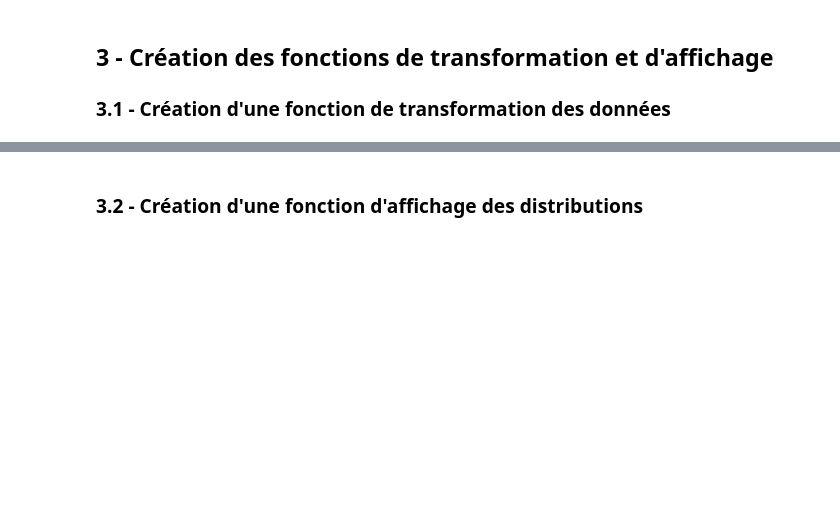
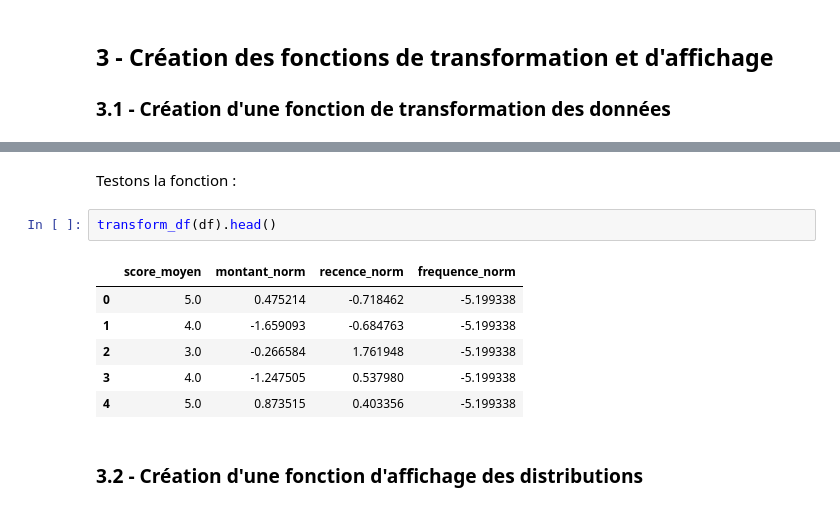
Before and after one commit to ludovic-source/Data_scientist_formation, a Jupyter notebook: projet_5/Projet_5_simulation.ipynb, the cells around one changed output, grey strips where cells are left out. Cells and saved outputs as stored; diff of their text form; blank space fills up the shorter version.

```diff
--- a/projet_5/Projet_5_simulation.ipynb
+++ b/projet_5/Projet_5_simulation.ipynb
@@ -226,3 +283,14 @@ df.shape
+# %% [markdown]
+Testons la fonction :
+# %%
+transform_df(df).head()
+# %% [output]
+|  | score_moyen | montant_norm | recence_norm | frequence_norm |
+| 0 | 5.0 | 0.475214 | -0.718462 | -5.199338 |
+| 1 | 4.0 | -1.659093 | -0.684763 | -5.199338 |
+| 2 | 3.0 | -0.266584 | 1.761948 | -5.199338 |
+| 3 | 4.0 | -1.247505 | 0.537980 | -5.199338 |
+| 4 | 5.0 | 0.873515 | 0.403356 | -5.199338 |
 # %% [markdown]
 ### 3.2 - Création d'une fonction d'affichage des distributions
 # %%
```
Also changed, not shown: parts of 3 cells of this notebook.
